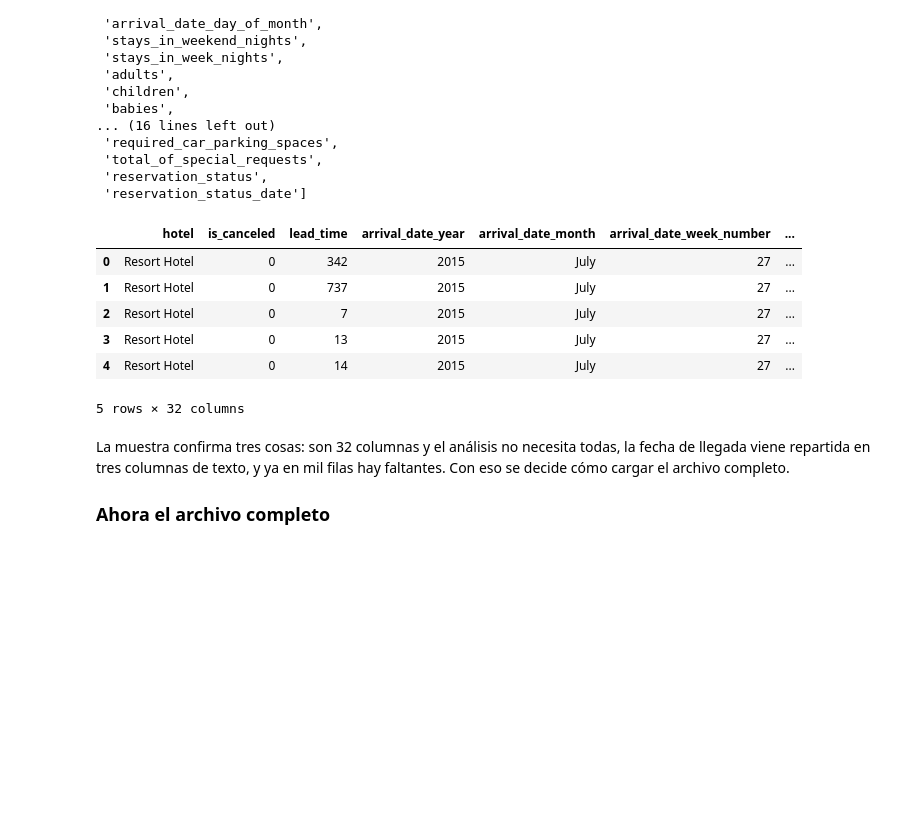
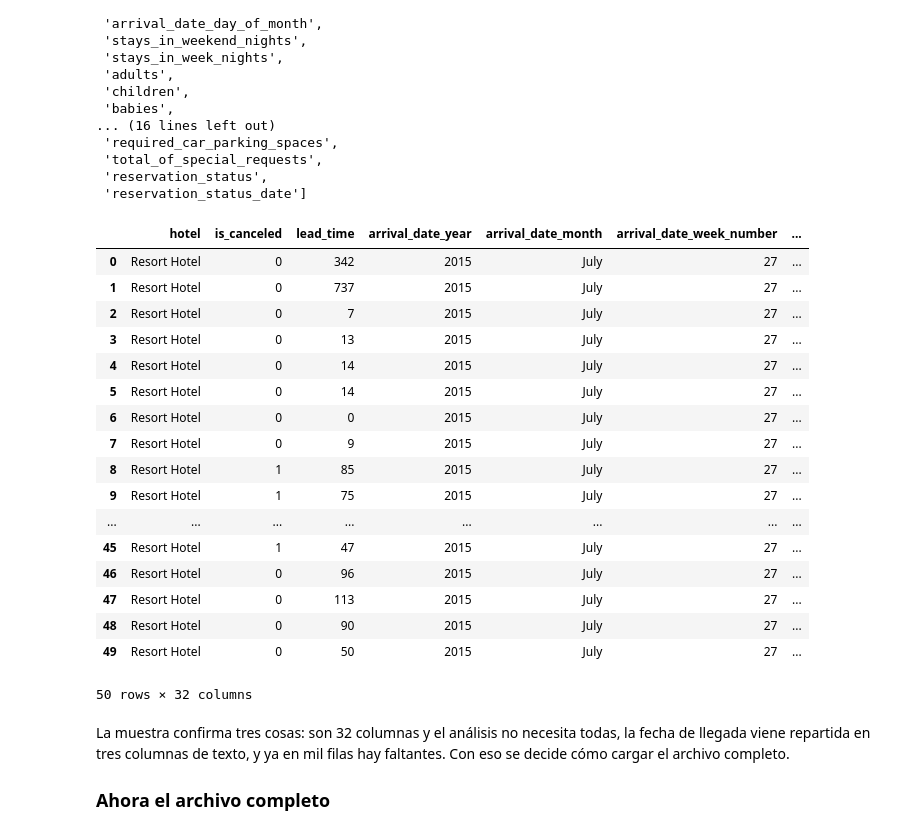
Before and after one commit to nhidalgog/UC_PAD_cuadernos_jupyter_NH, a Jupyter notebook: Cuaderno 02 preprocesamiento etl.ipynb, the cells around one changed output. Cells and saved outputs as stored; diff of their text form; code cells hidden in the pictures; blank space fills up the shorter version.

```diff
--- a/Cuaderno 02 preprocesamiento etl.ipynb
+++ b/Cuaderno 02 preprocesamiento etl.ipynb
@@ -59,15 +60,26 @@ muestra.columns.tolist()
  'reservation_status',
  'reservation_status_date']
 # %%
-muestra.head()
+muestra.head(50)
 # %% [output]
 |  | hotel | is_canceled | lead_time | arrival_date_year | arrival_date_month | arrival_date_week_number | ... |
 | 0 | Resort Hotel | 0 | 342 | 2015 | July | 27 | ... |
 | 1 | Resort Hotel | 0 | 737 | 2015 | July | 27 | ... |
 | 2 | Resort Hotel | 0 | 7 | 2015 | July | 27 | ... |
 | 3 | Resort Hotel | 0 | 13 | 2015 | July | 27 | ... |
 | 4 | Resort Hotel | 0 | 14 | 2015 | July | 27 | ... |
+| 5 | Resort Hotel | 0 | 14 | 2015 | July | 27 | ... |
+| 6 | Resort Hotel | 0 | 0 | 2015 | July | 27 | ... |
+| 7 | Resort Hotel | 0 | 9 | 2015 | July | 27 | ... |
+| 8 | Resort Hotel | 1 | 85 | 2015 | July | 27 | ... |
+| 9 | Resort Hotel | 1 | 75 | 2015 | July | 27 | ... |
+| ... | ... | ... | ... | ... | ... | ... | ... |
+| 45 | Resort Hotel | 1 | 47 | 2015 | July | 27 | ... |
+| 46 | Resort Hotel | 0 | 96 | 2015 | July | 27 | ... |
+| 47 | Resort Hotel | 0 | 113 | 2015 | July | 27 | ... |
+| 48 | Resort Hotel | 0 | 90 | 2015 | July | 27 | ... |
+| 49 | Resort Hotel | 0 | 50 | 2015 | July | 27 | ... |
-5 rows × 32 columns
+50 rows × 32 columns
 # %%
 # ¿Qué tipo asignó pandas a cada columna? La fecha llegó como texto
 muestra.dtypes.head(10)
```
Also changed, not shown: parts of 2 cells of this notebook.
